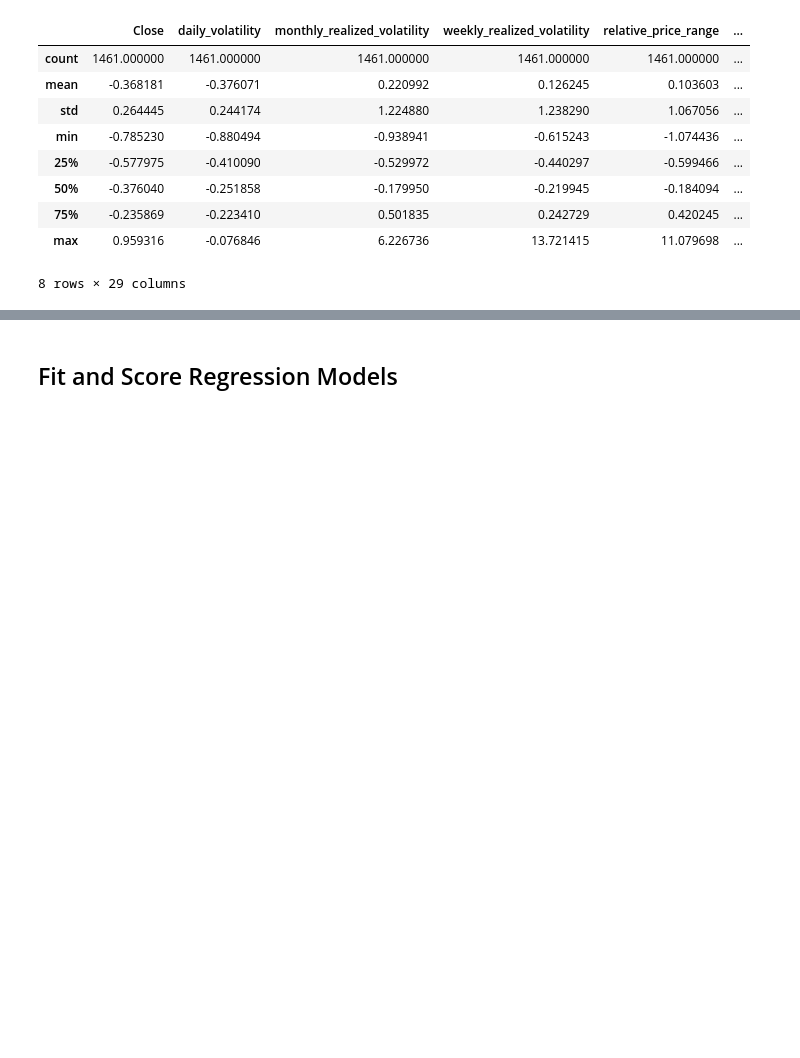
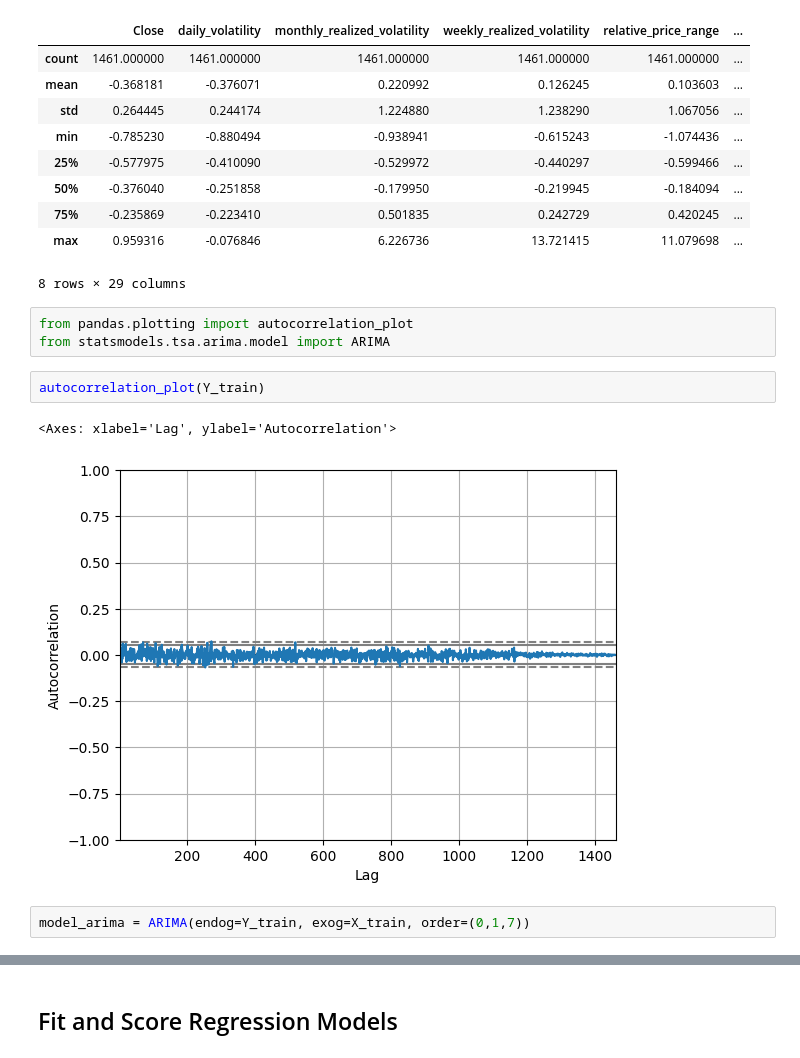
Before and after one commit to sudhanshu22gupta/cryptocurrency-forecasting, a Jupyter notebook: EDA.ipynb, the cells around one changed output, grey strips where cells are left out. Saved outputs shown, nothing was run; the diff lists cells and outputs as text; blank space fills up the shorter version.

```diff
--- a/EDA.ipynb
+++ b/EDA.ipynb
@@ -539,3 +540,13 @@ X_train.describe()
 | 75% | -0.235869 | -0.223410 | 0.501835 | 0.242729 | 0.420245 | ... |
 | max | 0.959316 | -0.076846 | 6.226736 | 13.721415 | 11.079698 | ... |
 8 rows × 29 columns
+# %%
+from pandas.plotting import autocorrelation_plot
+from statsmodels.tsa.arima.model import ARIMA
+# %%
+autocorrelation_plot(Y_train)
+# %% [output]
+<Axes: xlabel='Lag', ylabel='Autocorrelation'>
+[figure, added]
+# %%
+model_arima = ARIMA(endog=Y_train, exog=X_train, order=(0,1,7))
```
Also changed, not shown: parts of 13 cells of this notebook, 1 other file.
